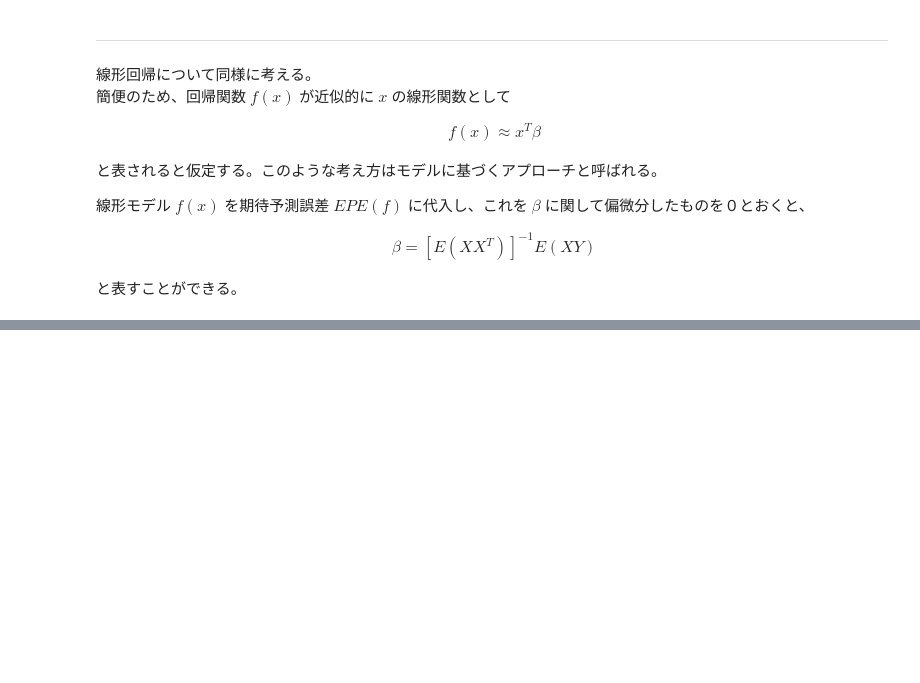
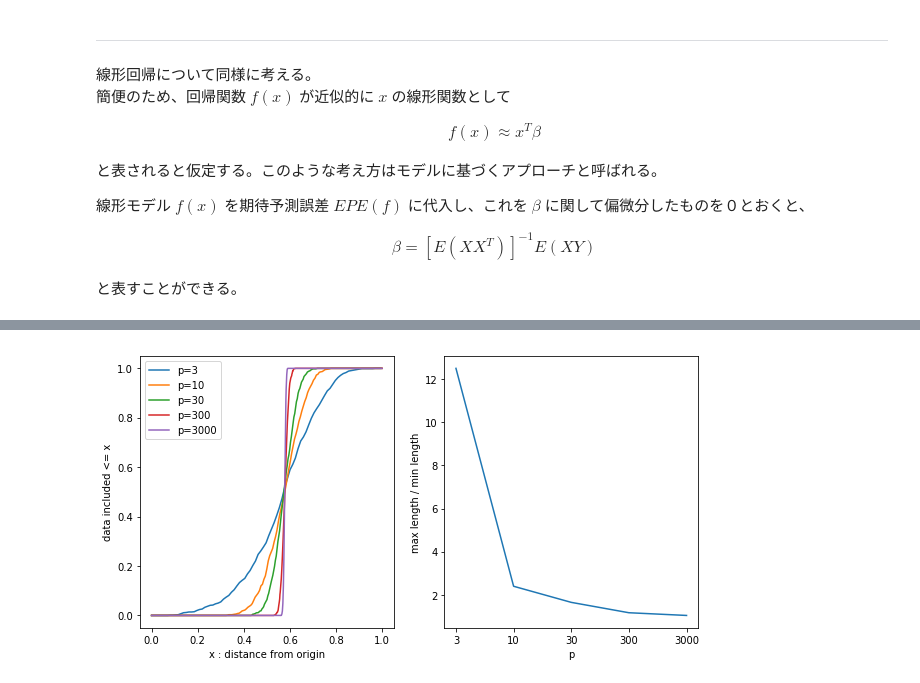
Before and after one commit to YouheiKomakine/pytorch-code-examples, a Jupyter notebook: The_Elements_of_Statistical_Learning/ESL_2.ipynb, the cells around one changed output, grey strips where cells are left out. Saved outputs shown, nothing was run; the diff lists cells and outputs as text; code cells hidden in the pictures; blank space fills up the shorter version.

```diff
--- a/The_Elements_of_Statistical_Learning/ESL_2.ipynb
+++ b/The_Elements_of_Statistical_Learning/ESL_2.ipynb
@@ -298,0 +392,32 @@ f(x) \approx x^{T}\beta
+# %%
+import numpy as np
+import matplotlib.pyplot as plt
+
+def f(N,p):
+    dataset = np.random.rand(N,p)-0.5
+    d_list = np.sqrt(np.sum(dataset**2, axis=1))
+    dist = [len(np.where(d_list<=x)[0]) for x in np.arange(0,np.sqrt(p)/2,0.01)]
+
+    return dist, np.max(d_list)/np.min(d_list)
+
+
+fig, (ax1, ax2) = plt.subplots(1,2, sharex=False, figsize=(10,5))
+N=1000
+dist_l=[]
+
+for p in [3,10,30,300,3000]:
+    dist, l = f(N,p)
+    ax1.plot(np.arange(0,np.sqrt(p)/2,0.01)/(np.sqrt(p)/2), np.array(dist)/N, label="p={}".format(p))
+    dist_l.append(l)
+
+ax1.legend()
+ax1.set_xlabel("x : distance from origin")
+ax1.set_ylabel("data included <= x")
+ax2.plot(dist_l)
+
+ax2.set_xlabel("p")
+ax2.set_ylabel("max length / min length")
+ax2.set_xticklabels([0,3,10,30,300,3000])
+plt.show()
+# %% [output]
+[figure, added]
```
Also changed, not shown: parts of 7 cells of this notebook.
